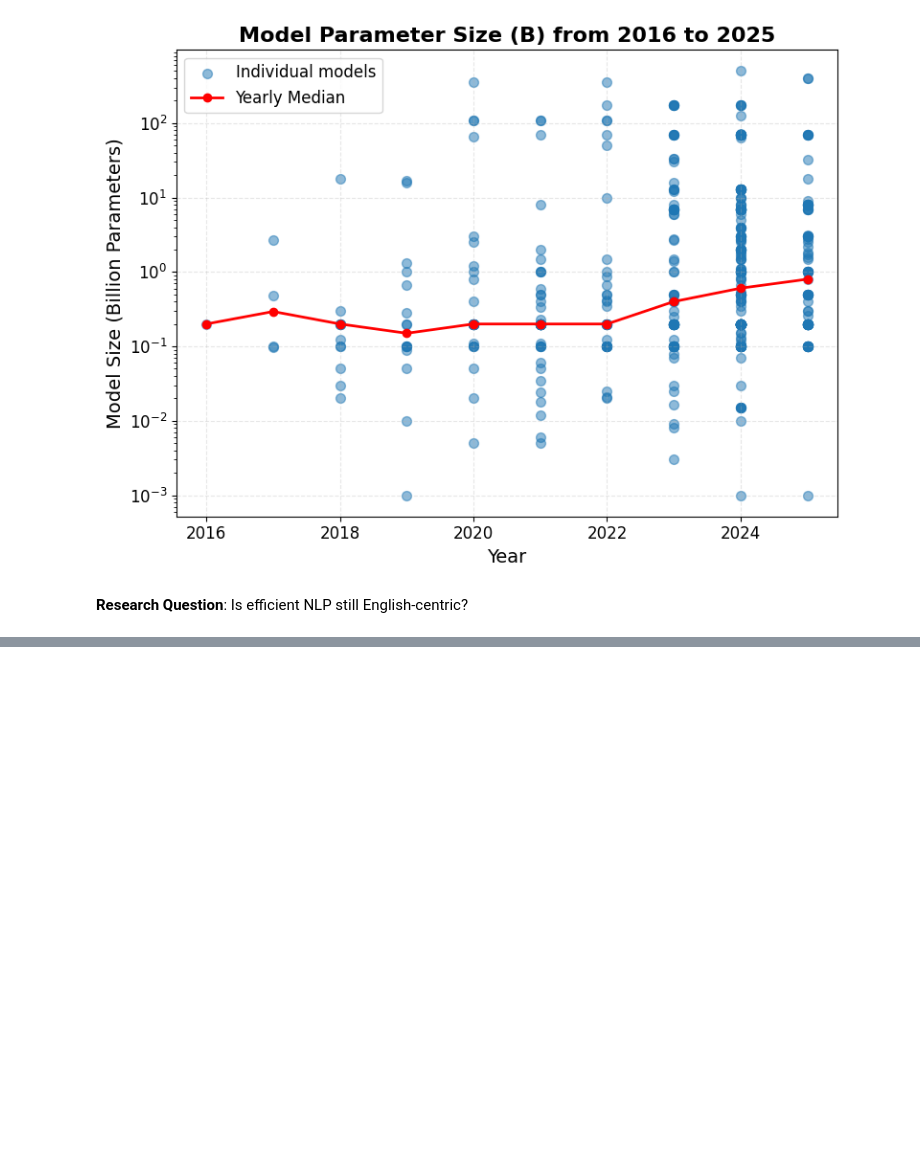
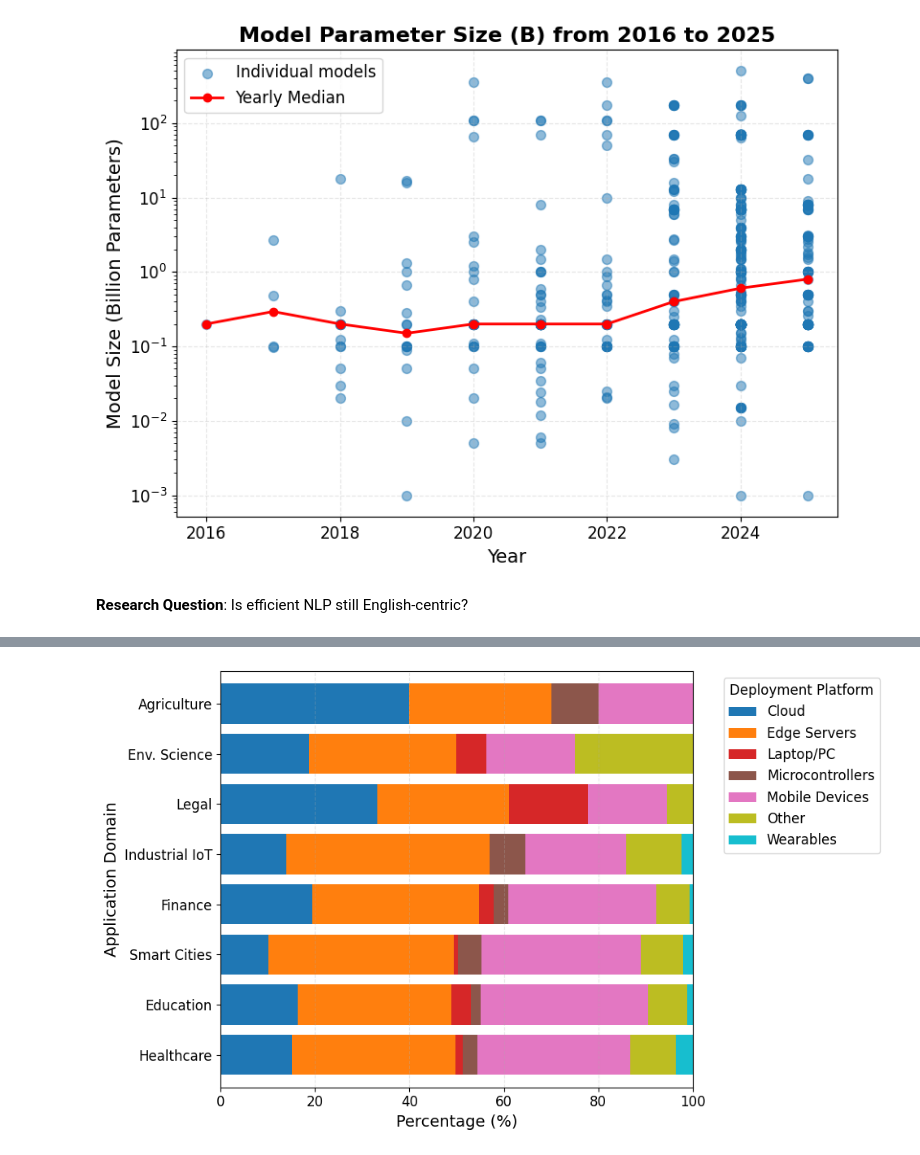
Before and after one commit to ljvmiranda921/edgeml-survey, a Jupyter notebook: notebooks/2025-11-20-initial-analysis.ipynb, the cells around one changed output, grey strips where cells are left out. Saved outputs shown, nothing was run; the diff lists cells and outputs as text; code cells hidden in the pictures; blank space fills up the shorter version.

```diff
--- a/notebooks/2025-11-20-initial-analysis.ipynb
+++ b/notebooks/2025-11-20-initial-analysis.ipynb
@@ -306,0 +286,15 @@ Name: count, dtype: int64
+# %%
+fig, ax = plt.subplots(figsize=(10, 6))
+
+crosstab_pct.plot(kind="barh", stacked=True, ax=ax, colormap="tab10", width=0.8)
+ax.set_xlabel("Percentage (%)")
+ax.set_ylabel("Application Domain")
+# ax.set_title("Deployment Platform Distribution by Application Domain", fontweight="bold")  # fmt: skip
+ax.legend(title="Deployment Platform", bbox_to_anchor=(1.05, 1), loc="upper left")
+ax.grid(True, alpha=0.3, linestyle="--", axis="x")
+ax.set_xlim(0, 100)
+
+plt.tight_layout()
+plt.show()
+# %% [output]
+[figure, added]
```
Also changed, not shown: parts of 27 cells of this notebook.
